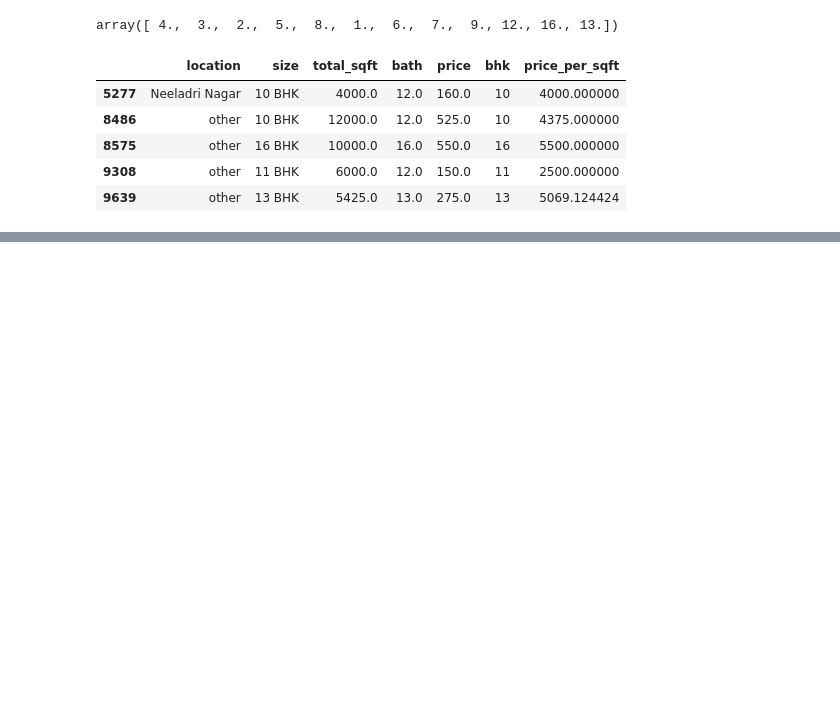
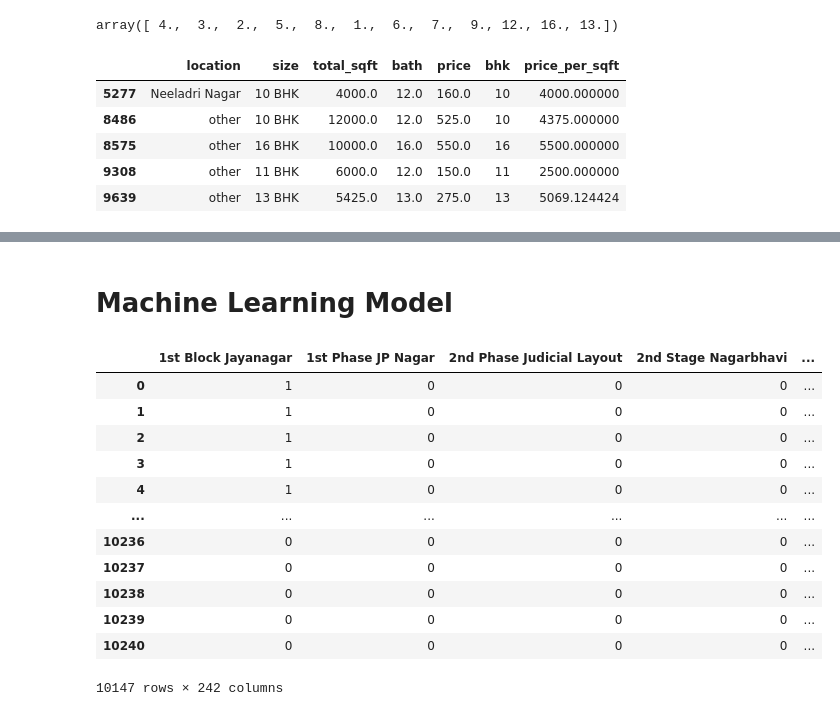
Before and after one commit to mattblasa/Bengaluru-House-Price-Data, a Jupyter notebook: India_House_Data.ipynb, the cells around one changed output, grey strips where cells are left out. Drawn from its saved outputs; the diff is of its cells as text; code cells hidden in the pictures; blank space fills up the shorter version.

```diff
--- a/India_House_Data.ipynb
+++ b/India_House_Data.ipynb
@@ -576,0 +589,3 @@ df8[df8.bath>10]
+# %%
+df10 = df9.drop(['size', 'price_per_sqft'], axis = 'columns')
+df10.head()
@@ -576,0 +599,18 @@ df8[df8.bath>10]
+# %% [markdown]
+# Machine Learning Model
+# %%
+pd.get_dummies(df10.location)
+# %% [output]
+|  | 1st Block Jayanagar | 1st Phase JP Nagar | 2nd Phase Judicial Layout | 2nd Stage Nagarbhavi | ... |
+| 0 | 1 | 0 | 0 | 0 | ... |
+| 1 | 1 | 0 | 0 | 0 | ... |
+| 2 | 1 | 0 | 0 | 0 | ... |
+| 3 | 1 | 0 | 0 | 0 | ... |
+| 4 | 1 | 0 | 0 | 0 | ... |
+| ... | ... | ... | ... | ... | ... |
+| 10236 | 0 | 0 | 0 | 0 | ... |
+| 10237 | 0 | 0 | 0 | 0 | ... |
+| 10238 | 0 | 0 | 0 | 0 | ... |
+| 10239 | 0 | 0 | 0 | 0 | ... |
+| 10240 | 0 | 0 | 0 | 0 | ... |
+10147 rows × 242 columns
```
Also changed, not shown: parts of 3 cells of this notebook.
